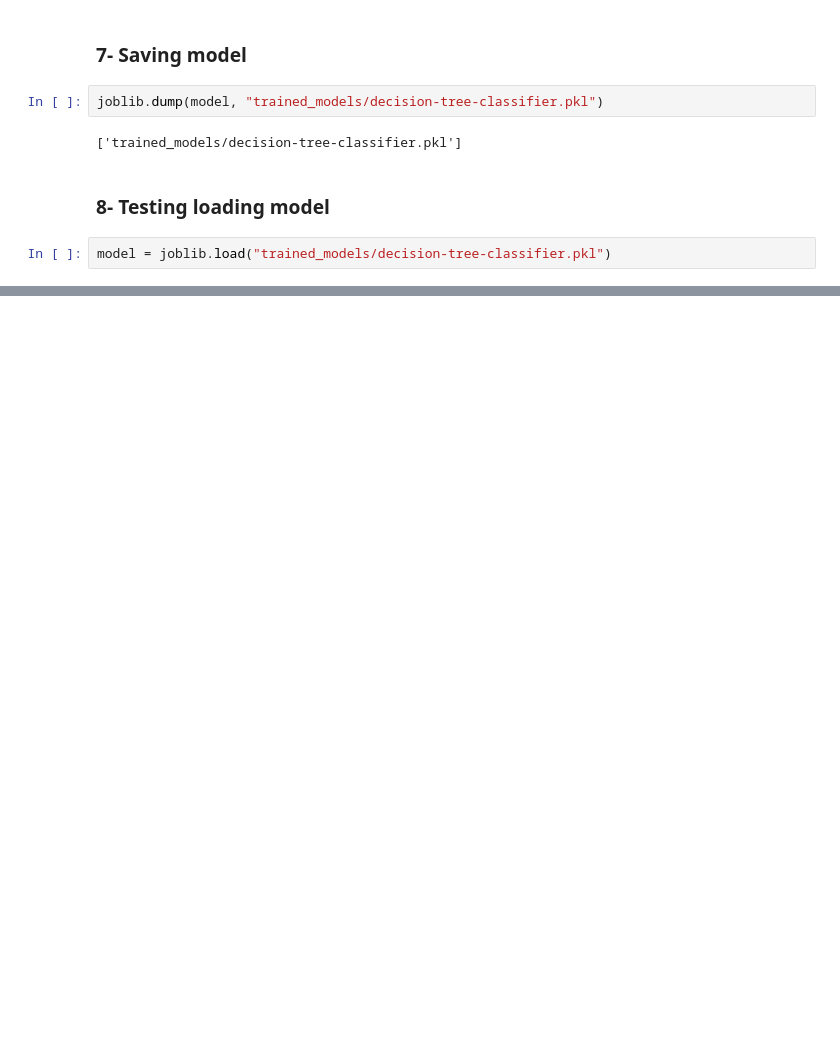
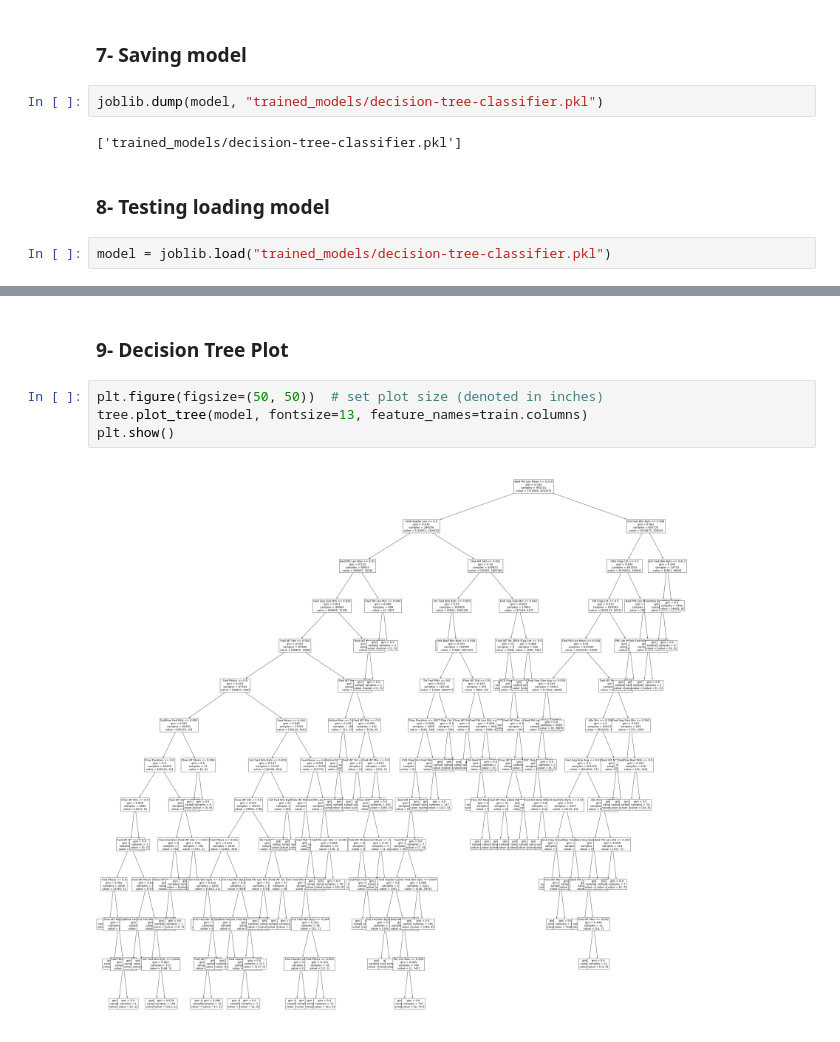
Before and after one commit to tamerthamoqa/cic-ids-2018-intrusion-detection-classification, a Jupyter notebook: 3-Training_Experiment_Decision_Tree.ipynb, the cells around one changed output, grey strips where cells are left out. Saved outputs shown, nothing was run; the diff lists cells and outputs as text; blank space fills up the shorter version.

```diff
--- a/3-Training_Experiment_Decision_Tree.ipynb
+++ b/3-Training_Experiment_Decision_Tree.ipynb
@@ -266,0 +309,8 @@ DecisionTreeClassifier(max_depth=12)
+# %% [markdown]
+### 9- Decision Tree Plot
+# %%
+plt.figure(figsize=(50, 50))  # set plot size (denoted in inches)
+tree.plot_tree(model, fontsize=13, feature_names=train.columns)
+plt.show()
+# %% [output]
+[figure, added]
```
Also changed, not shown: parts of 12 cells of this notebook, 1 other file.
